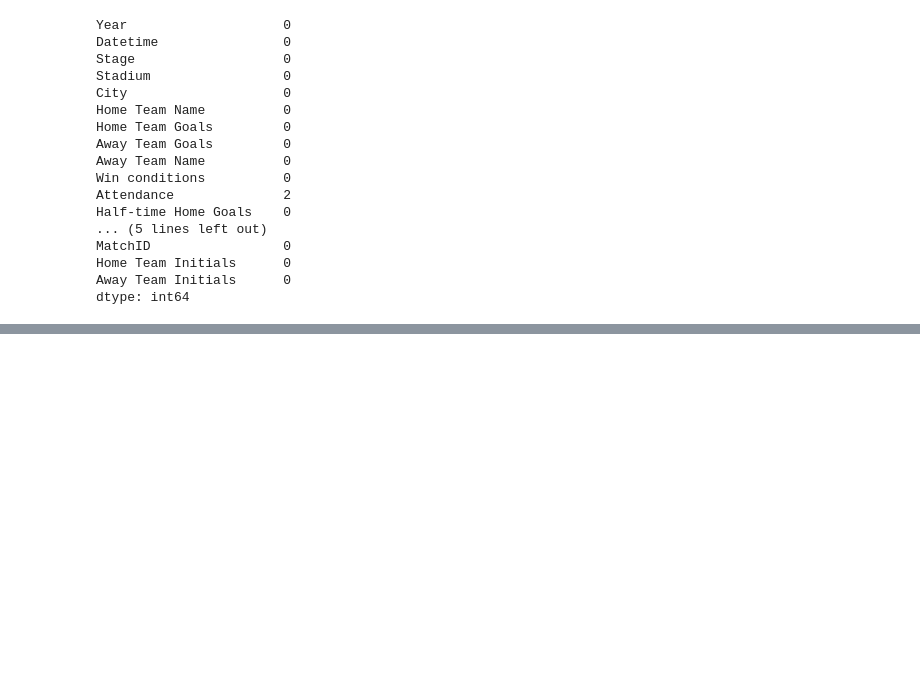
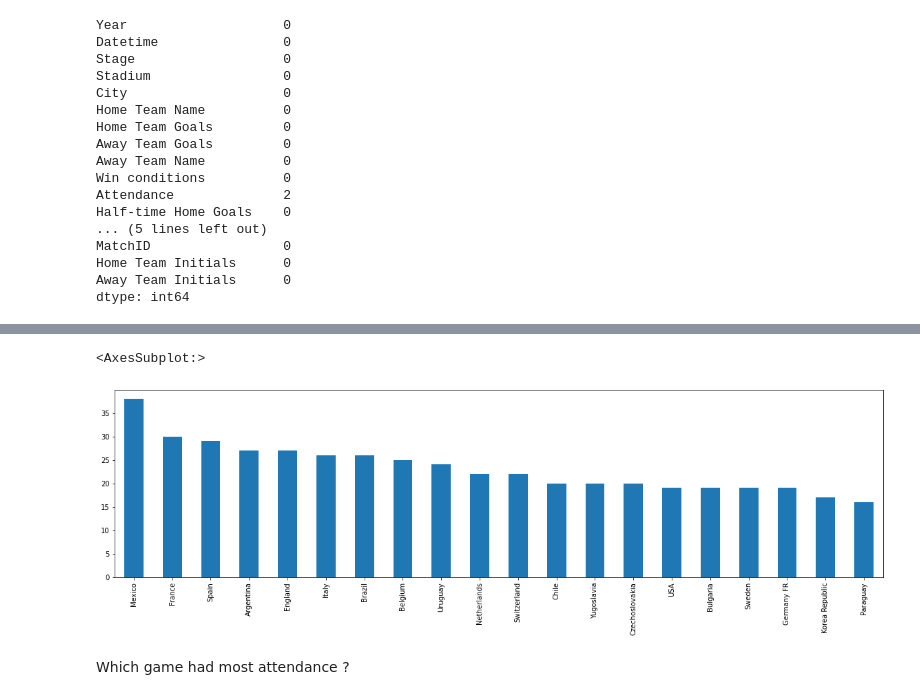
Before and after one commit to PatrykB-dot/notebooks, a Jupyter notebook: world_cup/Untitled.ipynb, the cells around one changed output, grey strips where cells are left out. Saved outputs shown, nothing was run; the diff lists cells and outputs as text; code cells hidden in the pictures; blank space fills up the shorter version.

```diff
--- a/world_cup/Untitled.ipynb
+++ b/world_cup/Untitled.ipynb
@@ -54,0 +57,9 @@ ax[:10].plot.bar()
+# %%
+away_teams = df['Away Team Name'].value_counts()
+# %%
+away_teams[:20].plot.bar(figsize=(20, 5))
+# %% [output]
+<AxesSubplot:>
+[figure, added]
+# %% [markdown]
+Which game had most attendance ?
```
Also changed, not shown: parts of 7 cells of this notebook.
